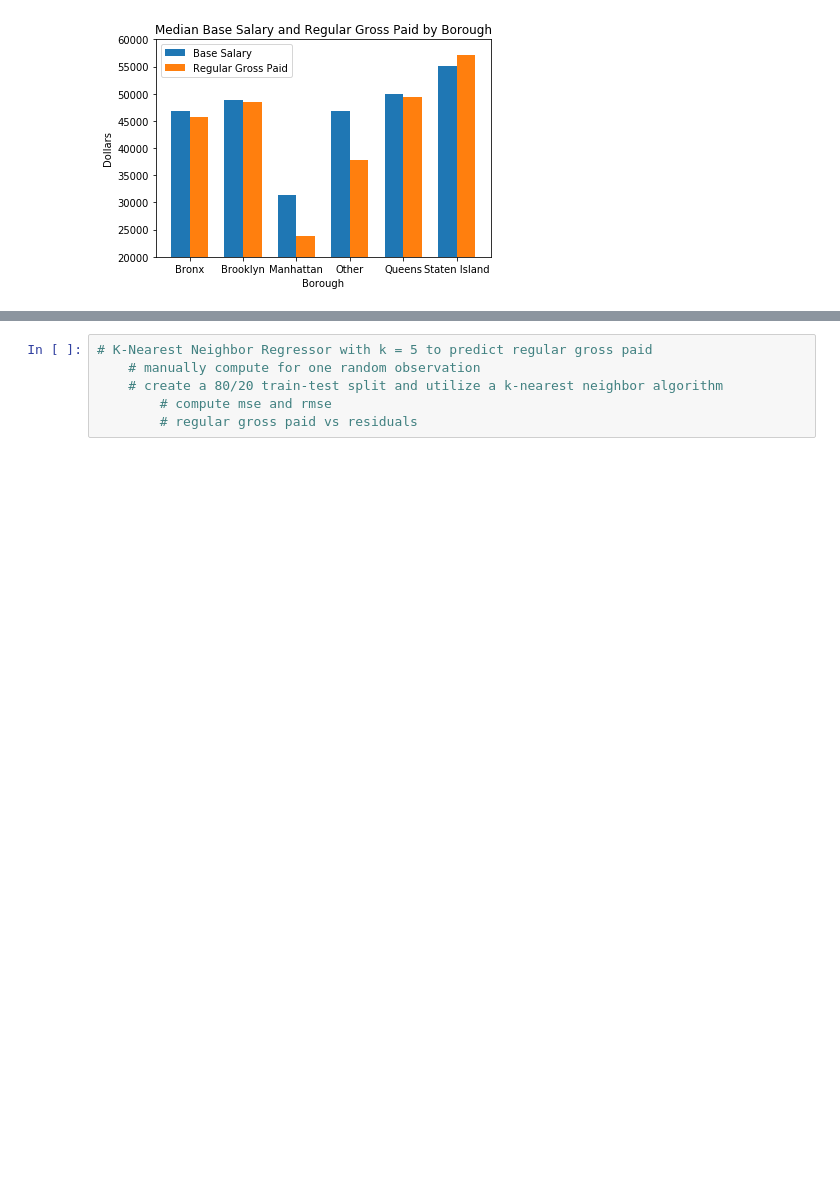
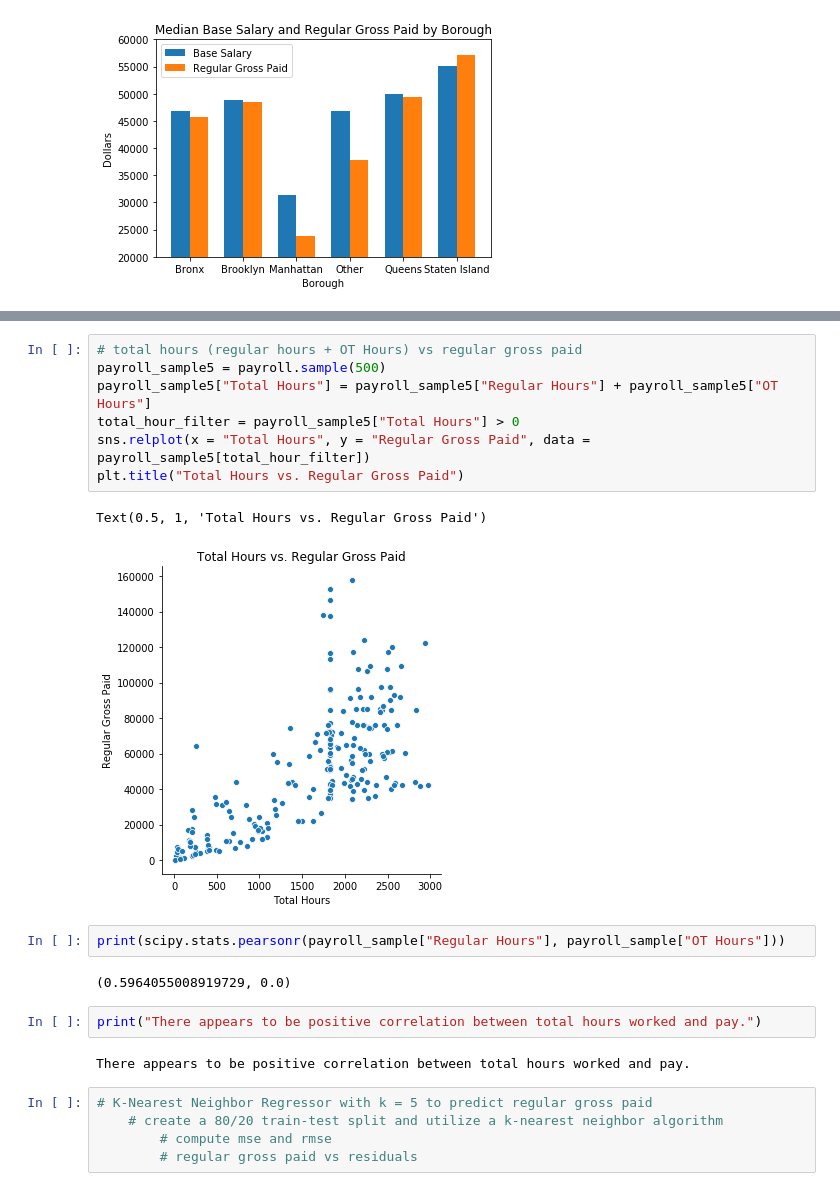
Before and after one commit to esm2000/nyc_payroll, a Jupyter notebook: citywide_payroll.ipynb, the cells around one changed output, grey strips where cells are left out. Cells and saved outputs as stored; diff of their text form; blank space fills up the shorter version.

```diff
--- a/citywide_payroll.ipynb
+++ b/citywide_payroll.ipynb
@@ -875,6 +904,23 @@ Interestingly enough, Manhattan employees are paid the least and Staten Island e
+# %%
+# total hours (regular hours + OT Hours) vs regular gross paid
+payroll_sample5 = payroll.sample(500)
+payroll_sample5["Total Hours"] = payroll_sample5["Regular Hours"] + payroll_sample5["OT Hours"]
+total_hour_filter = payroll_sample5["Total Hours"] > 0
+sns.relplot(x = "Total Hours", y = "Regular Gross Paid", data = payroll_sample5[total_hour_filter])
+plt.title("Total Hours vs. Regular Gross Paid")
+# %% [output]
+Text(0.5, 1, 'Total Hours vs. Regular Gross Paid')
+[figure, added]
+# %%
+print(scipy.stats.pearsonr(payroll_sample["Regular Hours"], payroll_sample["OT Hours"]))
+# %% [output]
+(0.5964055008919729, 0.0)
+# %%
+print("There appears to be positive correlation between total hours worked and pay.")
+# %% [output]
+There appears to be positive correlation between total hours worked and pay.
 # %%
 # K-Nearest Neighbor Regressor with k = 5 to predict regular gross paid
-    # manually compute for one random observation
     # create a 80/20 train-test split and utilize a k-nearest neighbor algorithm
         # compute mse and rmse
         # regular gross paid vs residuals
```
Also changed, not shown: parts of 8 cells of this notebook.
